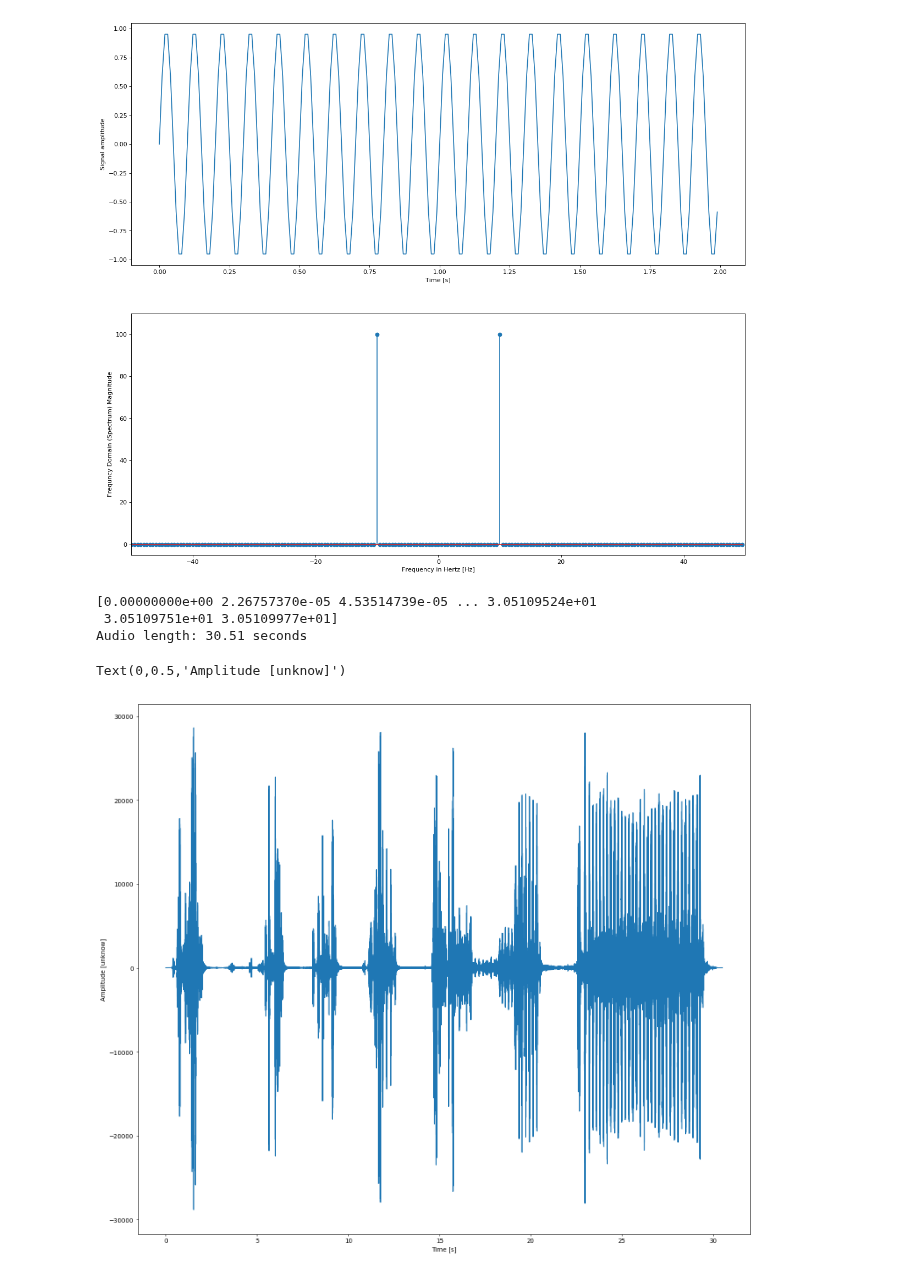
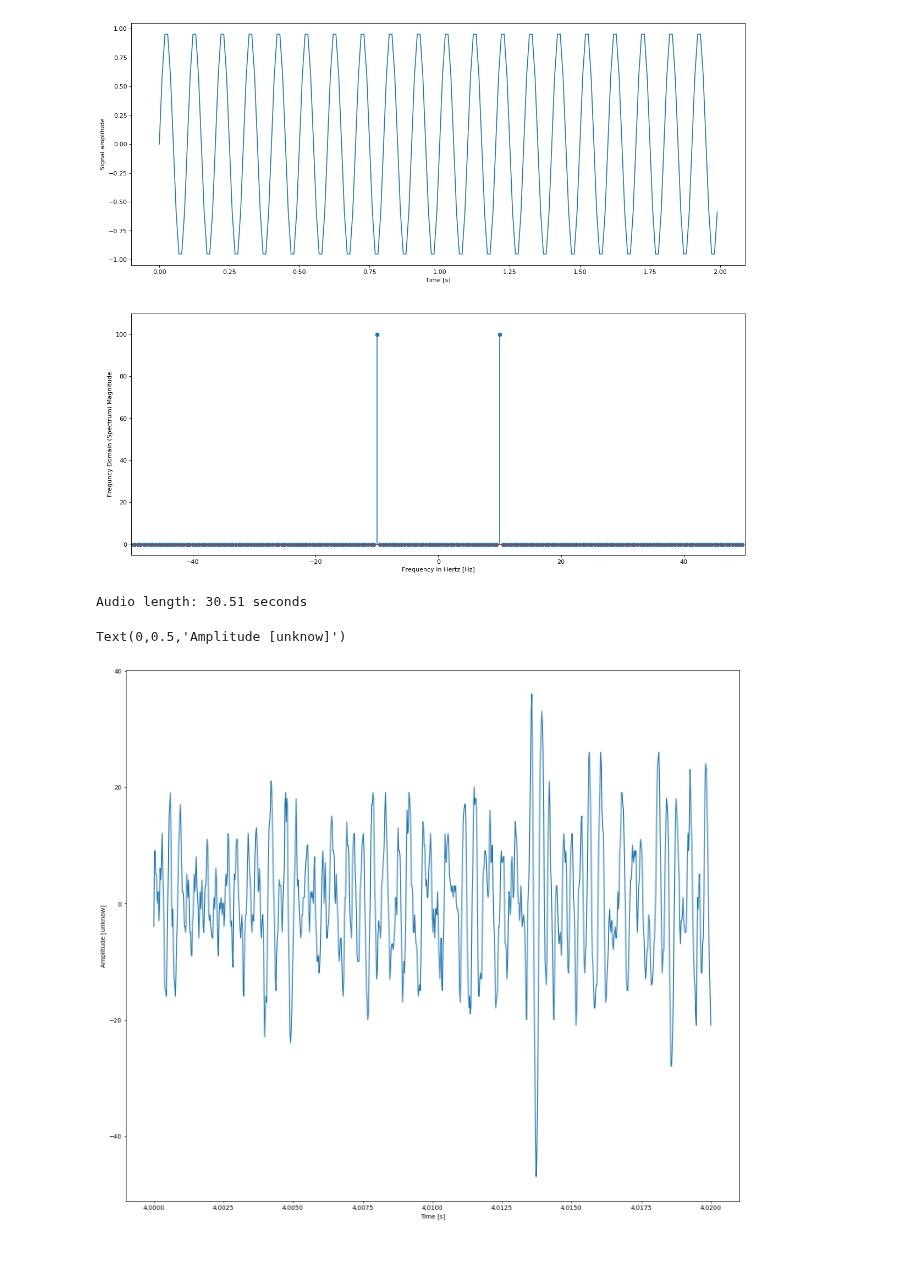
Before and after one commit to GitNiko/linearC, a Jupyter notebook: singal_system.ipynb, the cells around one changed output. Saved outputs shown, nothing was run; the diff lists cells and outputs as text; code cells hidden in the pictures.

```diff
--- a/singal_system.ipynb
+++ b/singal_system.ipynb
@@ -945,26 +1014,36 @@ ax2.set_ylim(-5, 110)
 (-5, 110)
 [figure]
 # %%
+# 小图是近似对称的
+# 放大到0.01秒后，其实是不对称
 import numpy as np
 import matplotlib.pyplot as plt
 
 from scipy.io import wavfile
 
 rate, audio = wavfile.read('data/ns.wav')
 
 # audio = np.mean(audio, axis=1)
 
 N = audio.shape[0]
 L = N / rate
 print(f'Audio length: {L:.2f} seconds')
 
+def window(start, end, data, rate):
+    y = data
+    x = (end - start) * rate
+    return (np.linspace(start, end, x), y[int(start*rate) : int(end*rate)])
+
 f, ax = plt.subplots(figsize=(18, 16), dpi= 50)
-ax.plot(np.arange(N) / rate, audio)
+
+# ax.plot(np.arange(N) / rate, audio)
+
+x, y = window(4, 4.02, audio, rate)
+ax.plot(x, y)
+
 ax.set_xlabel('Time [s]')
 ax.set_ylabel('Amplitude [unknow]')
 # %% [output]
-[0.00000000e+00 2.26757370e-05 4.53514739e-05 ... 3.05109524e+01
- 3.05109751e+01 3.05109977e+01]
 Audio length: 30.51 seconds
 Text(0,0.5,'Amplitude [unknow]')
-[figure, old version]
+[figure, new version]
```
Also changed, not shown: parts of 3 cells of this notebook.
